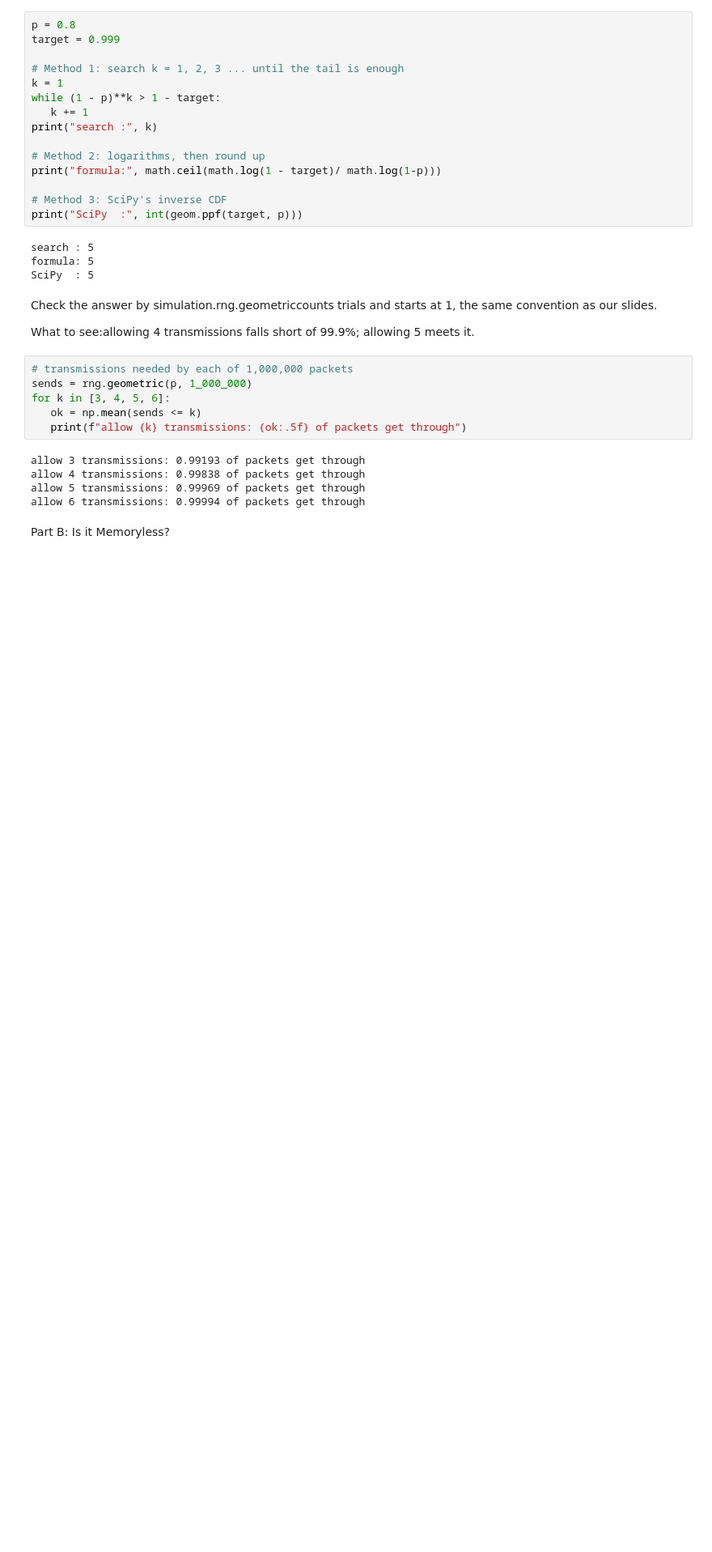
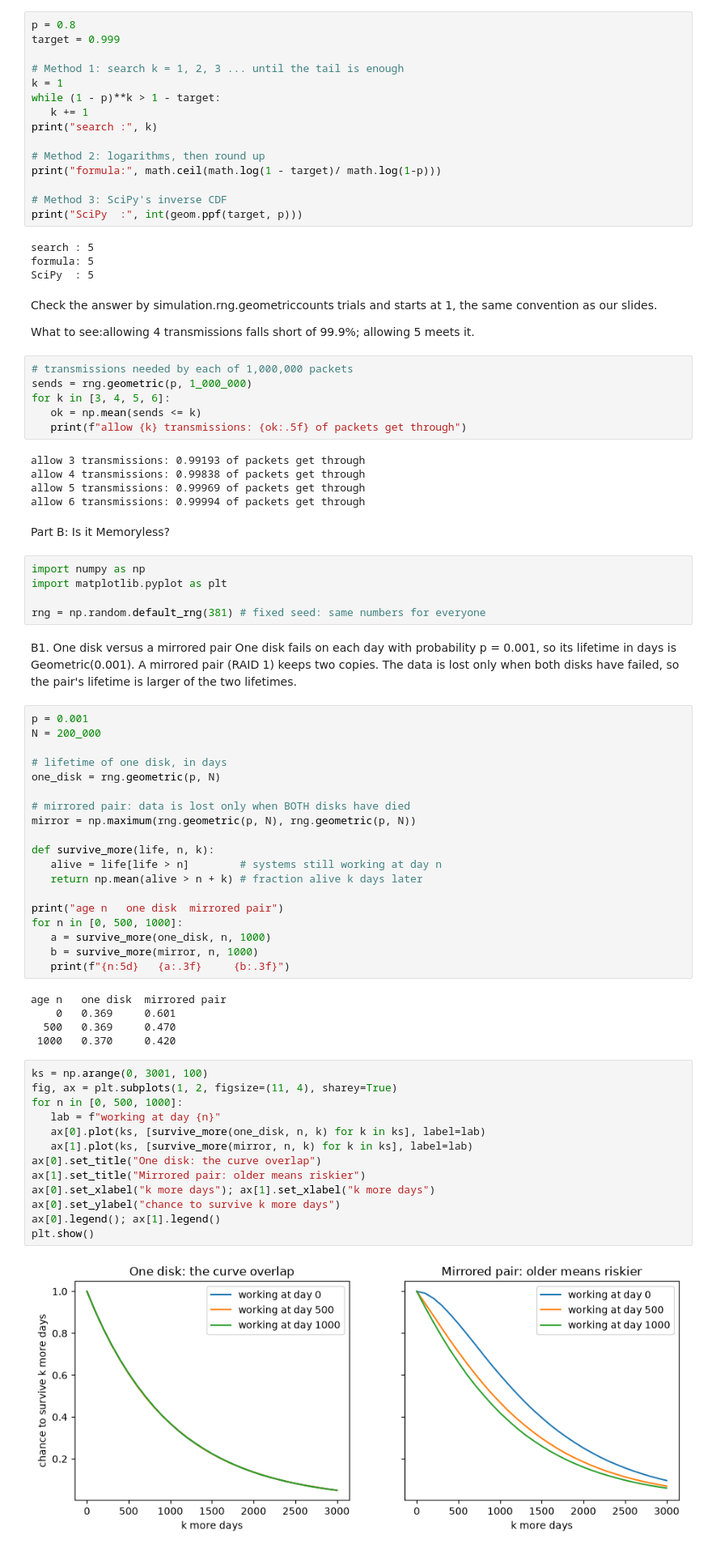
Before and after one commit to v-Nguyenn/Class-Projects, a Jupyter notebook: cecs-381-sec2/Lab/Lab03.ipynb, the cells around one changed output. Shown at 81% size. Drawn from its saved outputs; the diff is of its cells as text; blank space fills up the shorter version.

```diff
--- a/cecs-381-sec2/Lab/Lab03.ipynb
+++ b/cecs-381-sec2/Lab/Lab03.ipynb
@@ -105,3 +105,52 @@ allow 5 transmissions: 0.99969 of packets get through
 allow 6 transmissions: 0.99994 of packets get through
 # %% [markdown]
 Part B: Is it Memoryless?
+# %%
+import numpy as np
+import matplotlib.pyplot as plt
+
+rng = np.random.default_rng(381) # fixed seed: same numbers for everyone
+# %% [markdown]
+B1. One disk versus a mirrored pair
+One disk fails on each day with probability p = 0.001, so its lifetime in days is Geometric(0.001).
+A mirrored pair (RAID 1) keeps two copies. The data is lost only when both disks have failed, so the pair's lifetime
+is larger of the two lifetimes.
+# %%
+p = 0.001
+N = 200_000
+
+# lifetime of one disk, in days
+one_disk = rng.geometric(p, N)
+
+# mirrored pair: data is lost only when BOTH disks have died
+mirror = np.maximum(rng.geometric(p, N), rng.geometric(p, N))
+
+def survive_more(life, n, k):
+   alive = life[life > n]        # systems still working at day n
+   return np.mean(alive > n + k) # fraction alive k days later
+
+print("age n   one disk  mirrored pair")
+for n in [0, 500, 1000]:
+   a = survive_more(one_disk, n, 1000)
+   b = survive_more(mirror, n, 1000)
+   print(f"{n:5d}   {a:.3f}     {b:.3f}")
+# %% [output]
+age n   one disk  mirrored pair
+    0   0.369     0.601
+  500   0.369     0.470
+ 1000   0.370     0.420
+# %%
+ks = np.arange(0, 3001, 100)
+fig, ax = plt.subplots(1, 2, figsize=(11, 4), sharey=True)
+for n in [0, 500, 1000]:
+   lab = f"working at day {n}"
+   ax[0].plot(ks, [survive_more(one_disk, n, k) for k in ks], label=lab)
+   ax[1].plot(ks, [survive_more(mirror, n, k) for k in ks], label=lab)
+ax[0].set_title("One disk: the curve overlap")
+ax[1].set_title("Mirrored pair: older means riskier")
+ax[0].set_xlabel("k more days"); ax[1].set_xlabel("k more days")
+ax[0].set_ylabel("chance to survive k more days")
+ax[0].legend(); ax[1].legend()
+plt.show()
+# %% [output]
+[figure, added]
```
Also changed, not shown: parts of 2 cells of this notebook.
